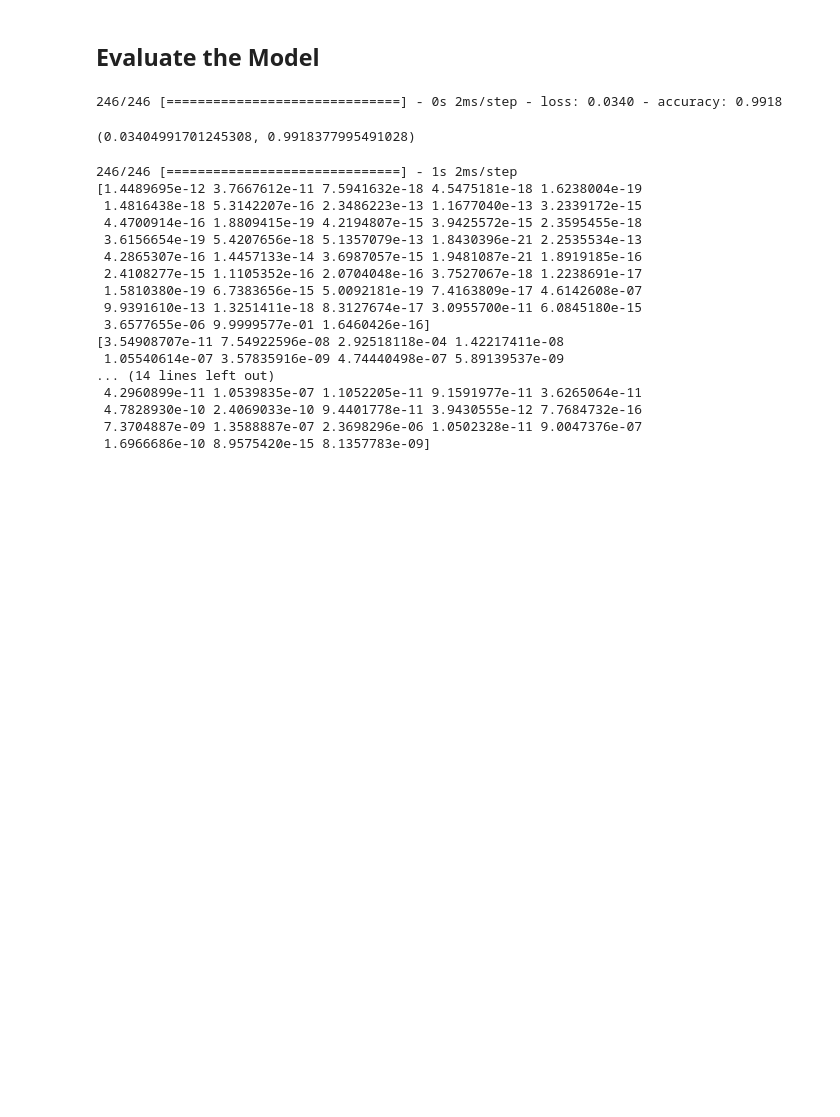
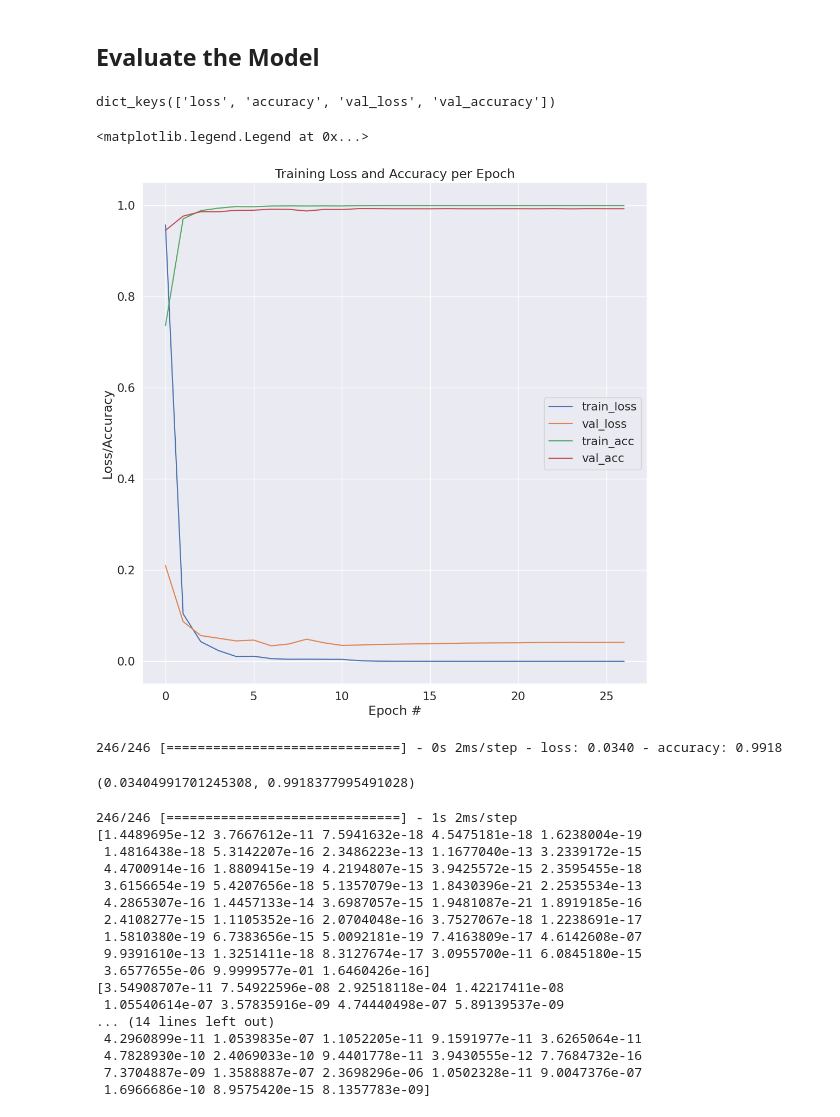
Before and after one commit to vivekpatel99/German_Traffic_Sign_Recognition, a Jupyter notebook: German_Traffic_Sign_Recognition_train.ipynb, the cells around one changed output. Cells and saved outputs as stored; diff of their text form; code cells hidden in the pictures; blank space fills up the shorter version.

```diff
--- a/German_Traffic_Sign_Recognition_train.ipynb
+++ b/German_Traffic_Sign_Recognition_train.ipynb
@@ -169,8 +167,8 @@ run_logdir = Path() / "ge_traffic_sign_recog" / f"run_{run_index:03d}"
 tensorboard_cb = tf.keras.callbacks.TensorBoard(run_logdir)
 callbacks = [early_stopping_cb, model_checkpoint_cb, tensorboard_cb]
 # %%
-cnn_model = CNN.build(width=IMG_WIDTH, height=IMG_HEIGHT, depth= 3, classes=len(classes.keys()))
-cnn_model.summary()
+model = LeNet.build(width=IMG_WIDTH, height=IMG_HEIGHT, depth= 3, classes=len(classes.keys()))
+model.summary()
 # %% [output]
 Model: "sequential"
 _________________________________________________________________
@@ -192,7 +190,7 @@ _________________________________________________________________
 # %%
 EPOCHS = 100
 optimizer = tf.keras.optimizers.SGD(learning_rate=0.01, weight_decay=0.01/EPOCHS, momentum=0.9, nesterov=True)
-cnn_model.compile(optimizer=optimizer, loss='categorical_crossentropy', metrics=['accuracy'])
+model.compile(optimizer=optimizer, loss='categorical_crossentropy', metrics=['accuracy'])
 # %% [markdown]
 Configure the dataset for performance
 # %%
@@ -206,7 +204,7 @@ val_ds = val_ds.cache().prefetch(buffer_size=AUTOTUNE)
 tf.keras.backend.clear_session()
 tf.random.set_seed(42)
 # %%
-history = cnn_model.fit(train_ds,
+history = model.fit(train_ds,
                         validation_data=val_ds,
                         batch_size=BATCH_SIZE,
                         epochs=EPOCHS,
@@ -250,4 +248,22 @@ Epoch 27/100
 981/981 [==============================] - 12s 13ms/step - loss: 1.0606e-04 - accuracy: 1.0000 - val_loss: 0.0419 - val_accuracy: 0.9929
 # %% [markdown]
 ## Evaluate the Model
+# %%
+history.history.keys()
+# %% [output]
+dict_keys(['loss', 'accuracy', 'val_loss', 'val_accuracy'])
+# %%
+plt.figure()
+plt.plot(history.history["loss"], label="train_loss")
+plt.plot(history.history["val_loss"], label="val_loss")
+plt.plot(history.history["accuracy"], label="train_acc")
+plt.plot(history.history["val_accuracy"], label="val_acc")
+plt.title("Training Loss and Accuracy per Epoch")
+
+plt.xlabel("Epoch #")
+plt.ylabel("Loss/Accuracy")
+plt.legend()
+# %% [output]
+<matplotlib.legend.Legend at 0x...>
+[figure, added]
 # %%
```
Also changed, not shown: parts of 6 cells of this notebook, 3 other files.
